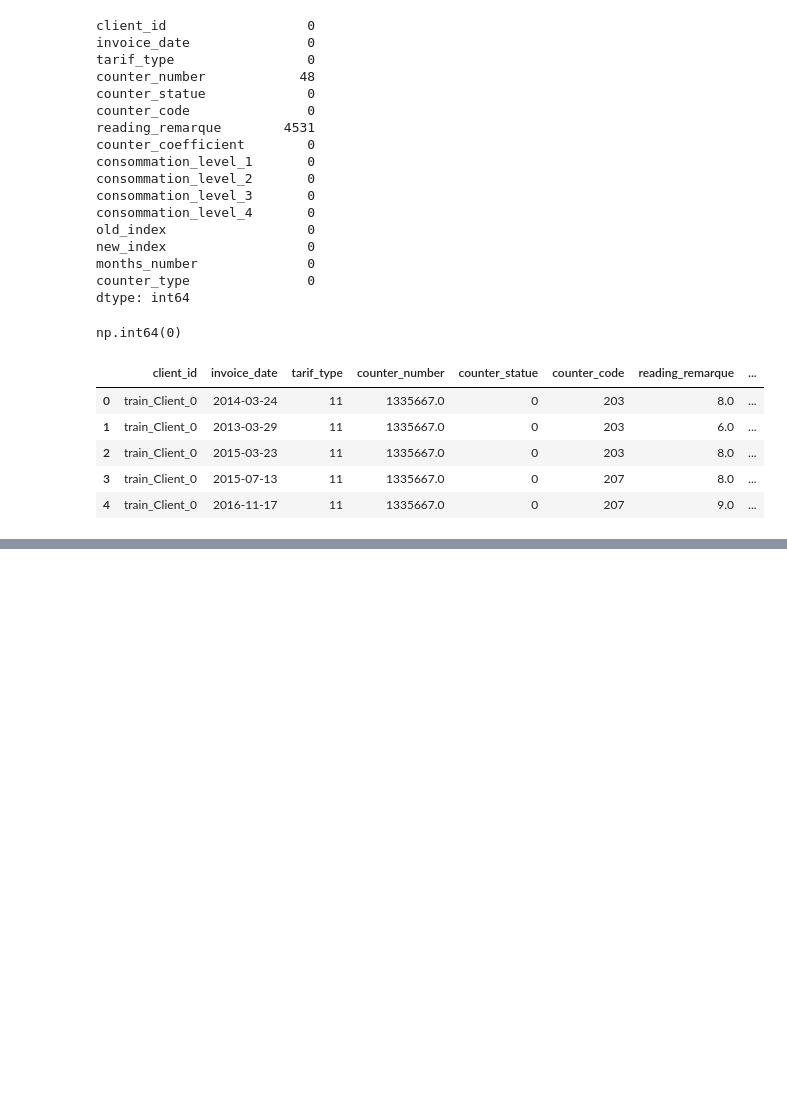
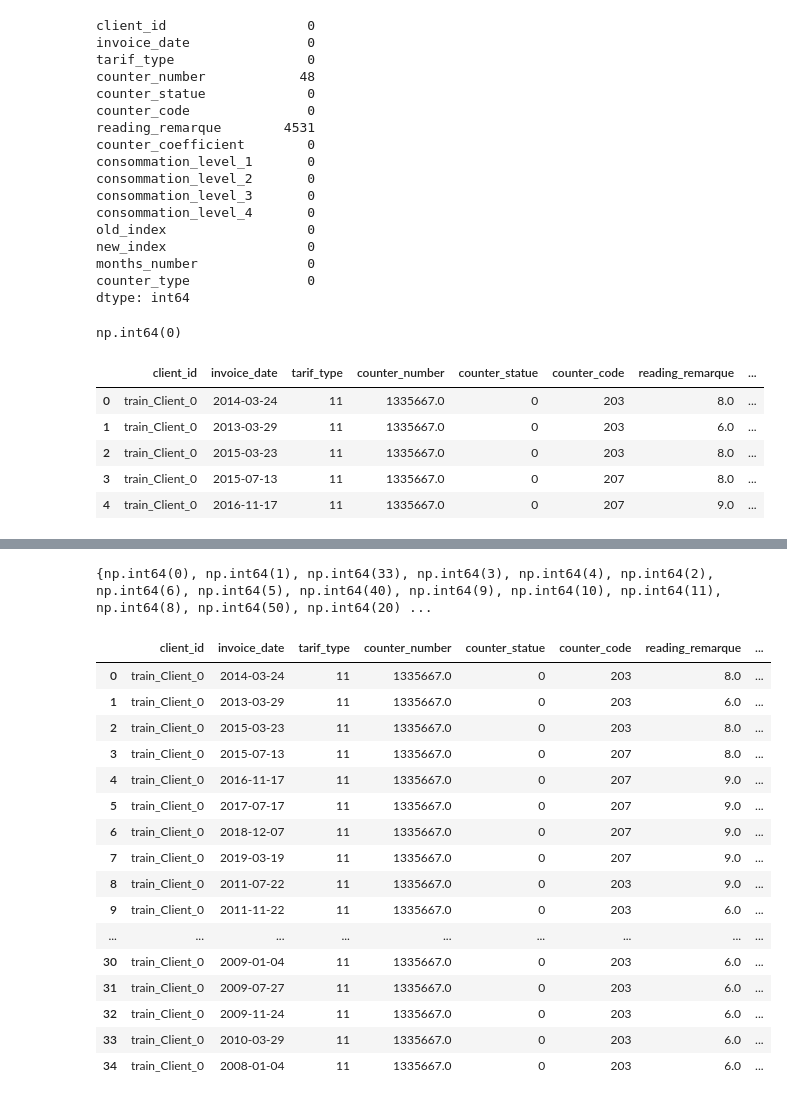
Before and after one commit to KaKigw/Checkpoint_Activities, a Jupyter notebook: Python_Checkpoints/Checkpoint_Data_pre_processing.ipynb, the cells around one changed output, grey strips where cells are left out. Saved outputs shown, nothing was run; the diff lists cells and outputs as text; code cells hidden in the pictures; blank space fills up the shorter version.

```diff
--- a/Python_Checkpoints/Checkpoint_Data_pre_processing.ipynb
+++ b/Python_Checkpoints/Checkpoint_Data_pre_processing.ipynb
@@ -182,0 +189,31 @@ data_copy.describe().T
+# %%
+counter_coef_set = set(data_copy['counter_coefficient'].unique())
+print(counter_coef_set)
+# %% [output]
+{np.int64(0), np.int64(1), np.int64(33), np.int64(3), np.int64(4), np.int64(2), np.int64(6), np.int64(5), np.int64(40), np.int64(9), np.int64(10), np.int64(11), np.int64(8), np.int64(50), np.int64(20) ...
+# %%
+#Select the bills records for the client with an id ='train_Client_0', using 2 methods.
+
+#Method 1
+client_df = data_copy[data_copy['client_id'] == 'train_Client_0'].copy()
+
+client_df['bill_amount'] = (client_df['new_index'] - client_df['old_index']) * client_df['counter_coefficient']
+client_df
+# %% [output]
+|  | client_id | invoice_date | tarif_type | counter_number | counter_statue | counter_code | reading_remarque | ... |
+| 0 | train_Client_0 | 2014-03-24 | 11 | 1335667.0 | 0 | 203 | 8.0 | ... |
+| 1 | train_Client_0 | 2013-03-29 | 11 | 1335667.0 | 0 | 203 | 6.0 | ... |
+| 2 | train_Client_0 | 2015-03-23 | 11 | 1335667.0 | 0 | 203 | 8.0 | ... |
+| 3 | train_Client_0 | 2015-07-13 | 11 | 1335667.0 | 0 | 207 | 8.0 | ... |
+| 4 | train_Client_0 | 2016-11-17 | 11 | 1335667.0 | 0 | 207 | 9.0 | ... |
+| 5 | train_Client_0 | 2017-07-17 | 11 | 1335667.0 | 0 | 207 | 9.0 | ... |
+| 6 | train_Client_0 | 2018-12-07 | 11 | 1335667.0 | 0 | 207 | 9.0 | ... |
+| 7 | train_Client_0 | 2019-03-19 | 11 | 1335667.0 | 0 | 207 | 9.0 | ... |
+| 8 | train_Client_0 | 2011-07-22 | 11 | 1335667.0 | 0 | 203 | 9.0 | ... |
+| 9 | train_Client_0 | 2011-11-22 | 11 | 1335667.0 | 0 | 203 | 6.0 | ... |
+| ... | ... | ... | ... | ... | ... | ... | ... | ... |
+| 30 | train_Client_0 | 2009-01-04 | 11 | 1335667.0 | 0 | 203 | 6.0 | ... |
+| 31 | train_Client_0 | 2009-07-27 | 11 | 1335667.0 | 0 | 203 | 6.0 | ... |
+| 32 | train_Client_0 | 2009-11-24 | 11 | 1335667.0 | 0 | 203 | 6.0 | ... |
+| 33 | train_Client_0 | 2010-03-29 | 11 | 1335667.0 | 0 | 203 | 6.0 | ... |
+| 34 | train_Client_0 | 2008-01-04 | 11 | 1335667.0 | 0 | 203 | 6.0 | ... |
```
Also changed, not shown: parts of 7 cells of this notebook.
